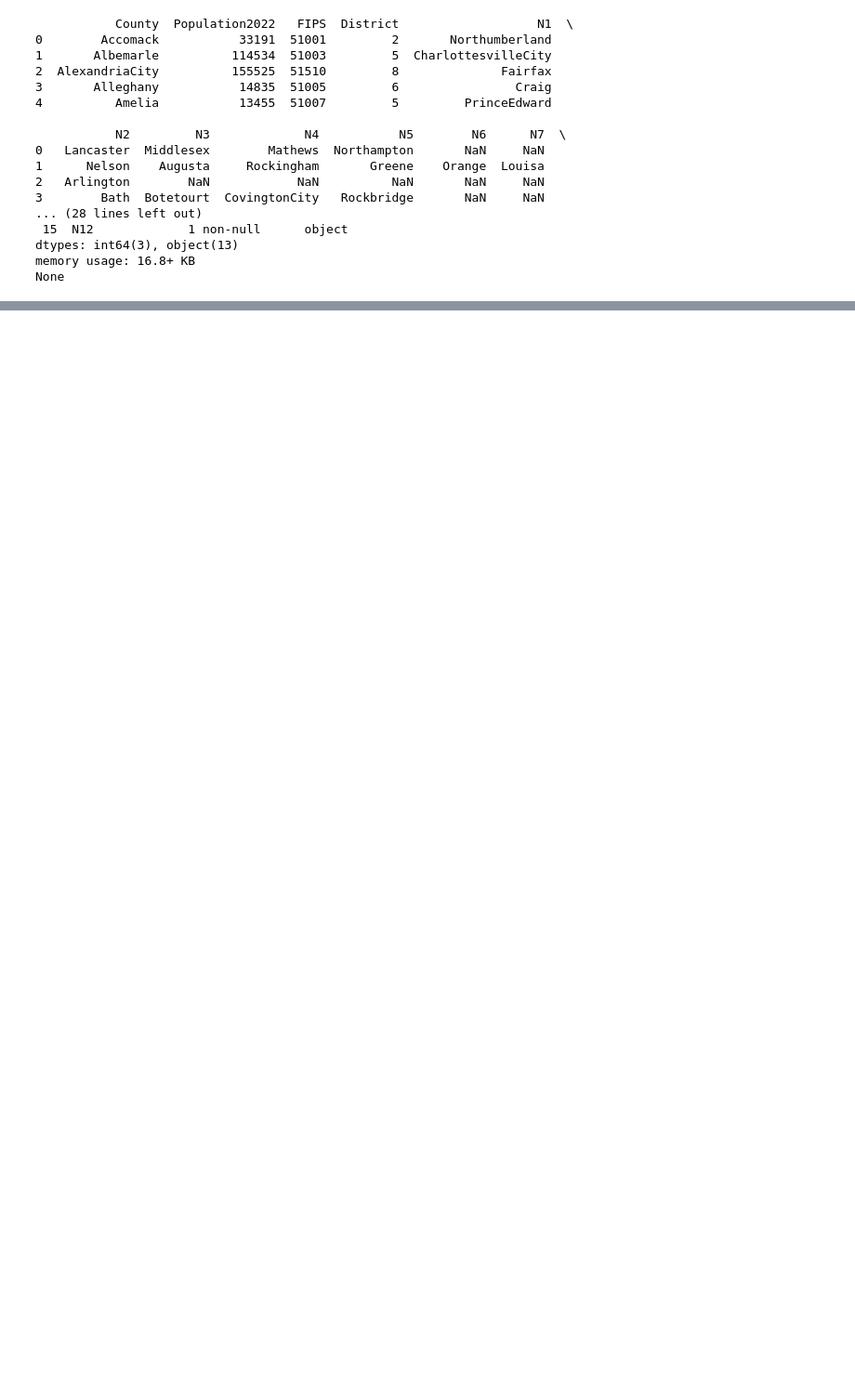
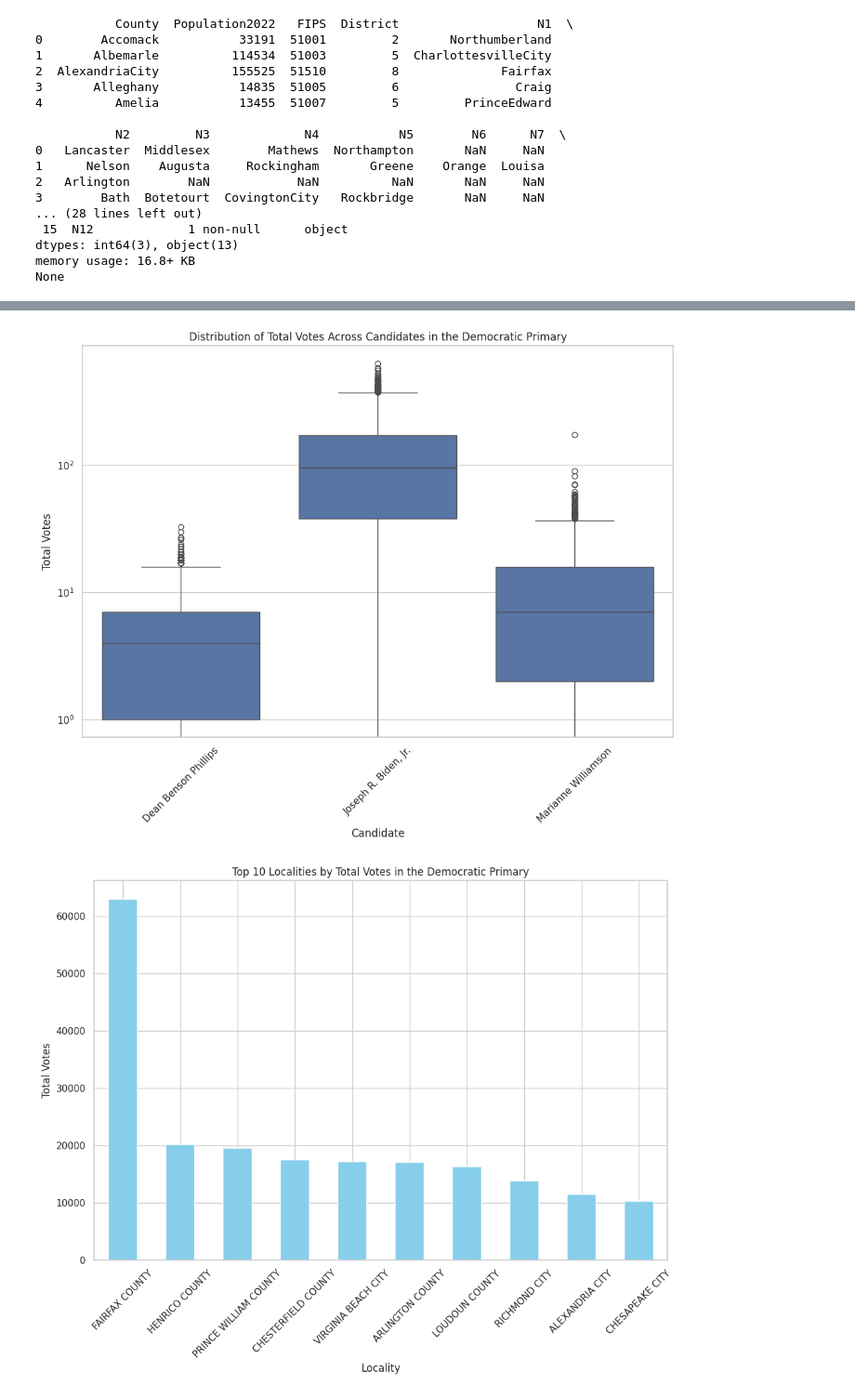
Before and after one commit to rafid-mirza/DS3001_Project1, a Jupyter notebook: Project_Voting_Code.ipynb, the cells around one changed output, grey strips where cells are left out. Shown: that part at 93% size. Drawn from its saved outputs; the diff is of its cells as text; code cells hidden in the pictures; blank space fills up the shorter version.

```diff
--- a/Project_Voting_Code.ipynb
+++ b/Project_Voting_Code.ipynb
@@ -360,0 +633,23 @@ None
+# %%
+# EDA for Democratic Primary: Distribution of TOTAL_VOTES across candidates
+plt.figure(figsize=(12, 8))
+sns.boxplot(x='CandidateName', y='TOTAL_VOTES', data=dem_cleaned)
+plt.title('Distribution of Total Votes Across Candidates in the Democratic Primary')
+plt.xlabel('Candidate')
+plt.ylabel('Total Votes')
+plt.xticks(rotation=45)
+plt.yscale('log')  # Using logarithmic scale due to large range of votes
+plt.show()
+
+# EDA for Democratic Primary: Voting patterns across localities
+total_votes_by_locality_dem = dem_cleaned.groupby('LocalityName')['TOTAL_VOTES'].sum().sort_values(ascending=False)
+plt.figure(figsize=(12, 8))
+total_votes_by_locality_dem.head(10).plot(kind='bar', color='skyblue')
+plt.title('Top 10 Localities by Total Votes in the Democratic Primary')
+plt.xlabel('Locality')
+plt.ylabel('Total Votes')
+plt.xticks(rotation=45)
+plt.show()
+# %% [output]
+[figure, added]
+[figure, added]
```
Also changed, not shown: parts of 60 cells of this notebook.
